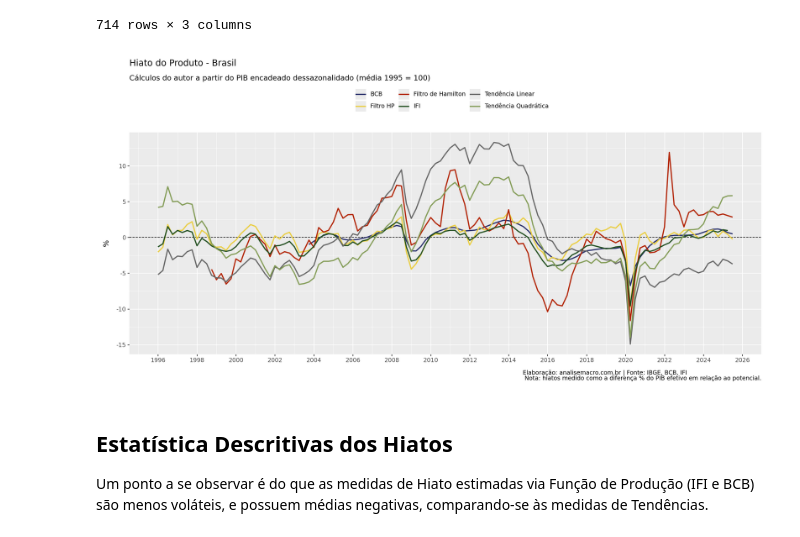
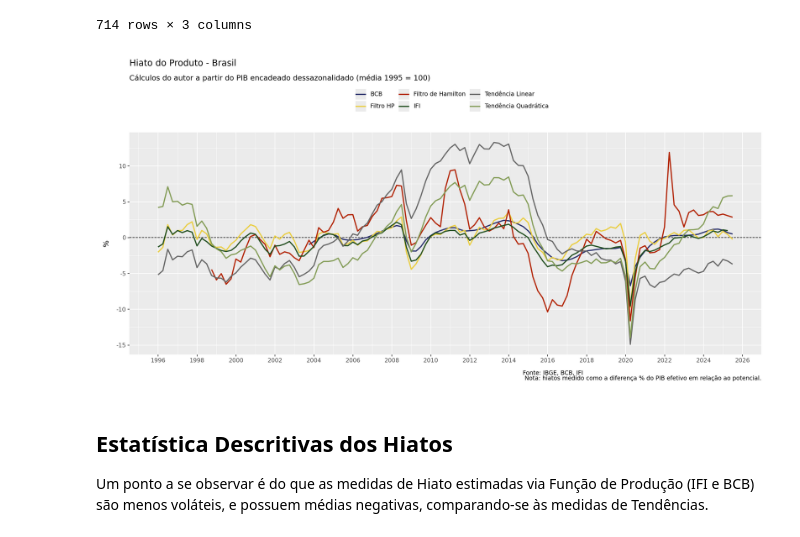
Before and after one commit to fernandovieira1/brazil-taylor-determinacy, a Jupyter notebook: scripts/hiato_produto_am.ipynb, the cells around one changed output. Drawn from its saved outputs; the diff is of its cells as text; code cells hidden in the pictures.

```diff
--- a/scripts/hiato_produto_am.ipynb
+++ b/scripts/hiato_produto_am.ipynb
@@ -308,24 +308,24 @@ colors = {'blue': '#282f6b',
 # %%
 (
     ggplot(dados_long) +
     aes(x='data', y='valor', color='variavel') +
     geom_hline(yintercept=0, linetype="dashed") +
     geom_line(size=1) +
     scale_color_manual(values=list(colors.values())) +
     scale_x_date(date_breaks = "2 years", date_labels = "%Y") +
     theme(legend_position='top',
           figure_size=(14, 7)) +
     labs(
         title="Hiato do Produto - Brasil",
         subtitle="Cálculos do autor a partir do PIB encadeado dessazonalidado (média 1995 = 100)",
         y="%",
         x='',
         color="",
-        caption="Elaboração: analisemacro.com.br | Fonte: IBGE, BCB, IFI \n Nota: hiatos medido como a diferença % do PIB efetivo em relação ao potencial."
+        caption="Fonte: IBGE, BCB, IFI \n Nota: hiatos medido como a diferença % do PIB efetivo em relação ao potencial."
     )
 )
 # %% [output]
-[figure, old version]
+[figure, new version]
 # %% [markdown]
 ## Estatística Descritivas dos Hiatos
 
```
Also changed, not shown: 9 other files.
